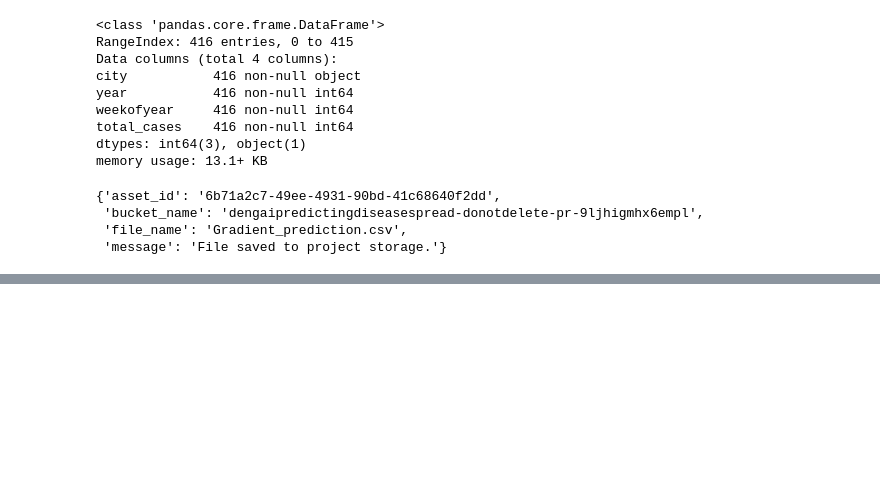
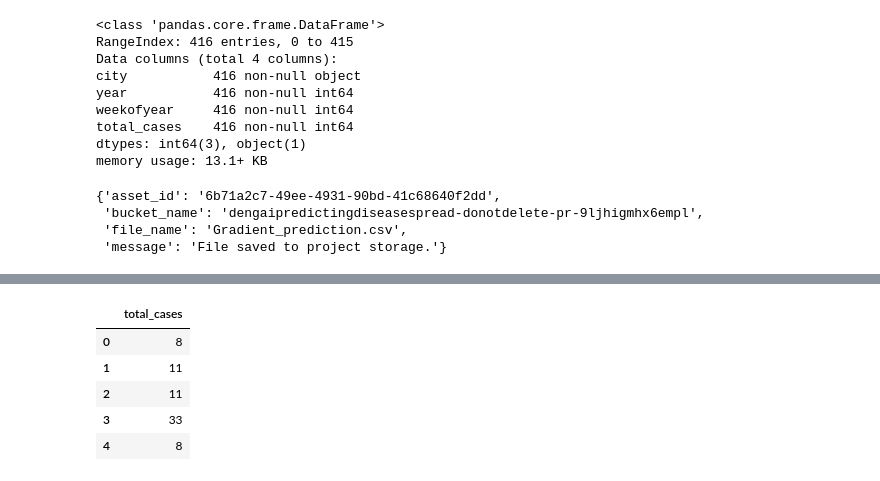
Before and after one commit to larrykiio/DengAI-Predicting-Disease-Spread, a Jupyter notebook: Denque Fever.ipynb, the cells around one changed output, grey strips where cells are left out. Saved outputs shown, nothing was run; the diff lists cells and outputs as text; code cells hidden in the pictures; blank space fills up the shorter version.

```diff
--- a/Denque Fever.ipynb
+++ b/Denque Fever.ipynb
@@ -559,0 +583,10 @@ project.save_data(data=df_submission.to_csv(index=False),file_name='Gradient_pre
+# %%
+total_cases1=pd.DataFrame(prediction2,columns=['total_cases'])
+total_cases1.head()
+# %% [output]
+|  | total_cases |
+| 0 | 8 |
+| 1 | 11 |
+| 2 | 11 |
+| 3 | 33 |
+| 4 | 8 |
```
Also changed, not shown: parts of 13 cells of this notebook.
